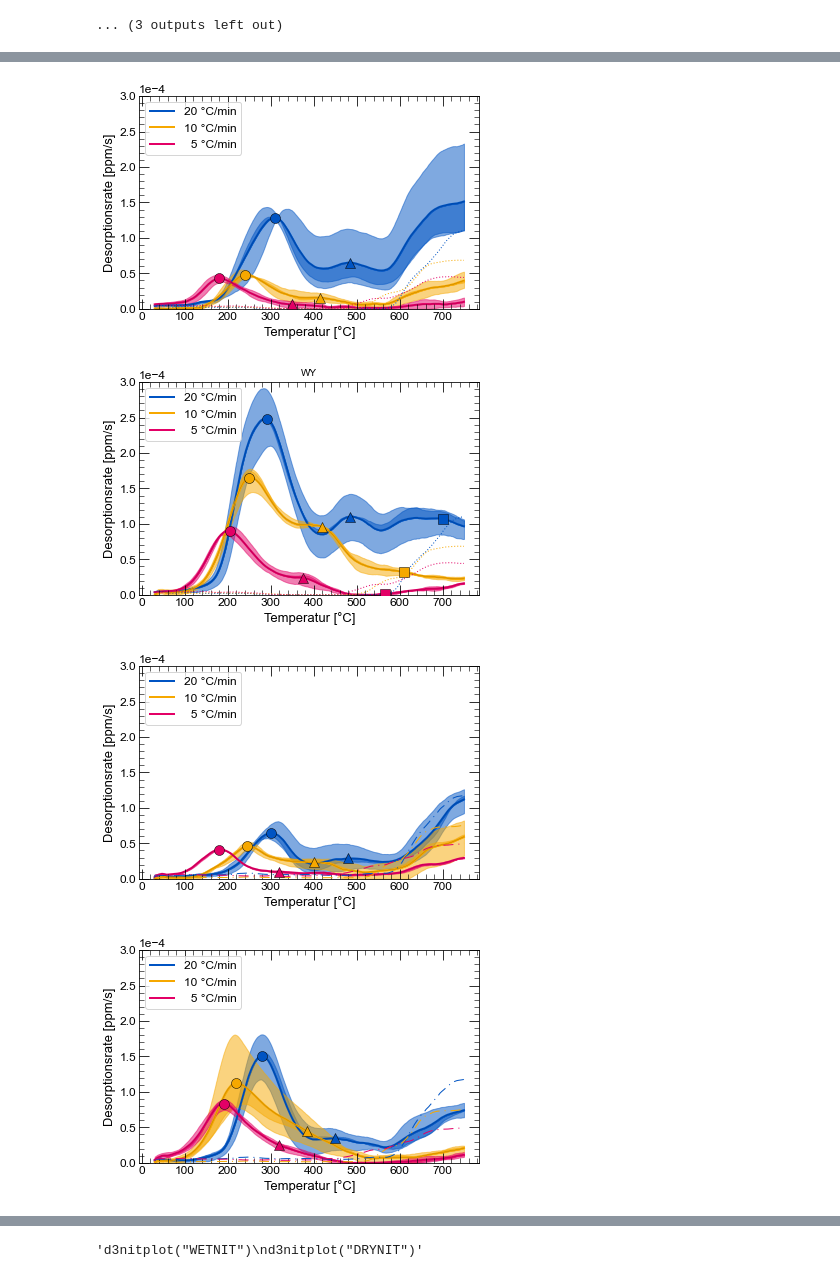
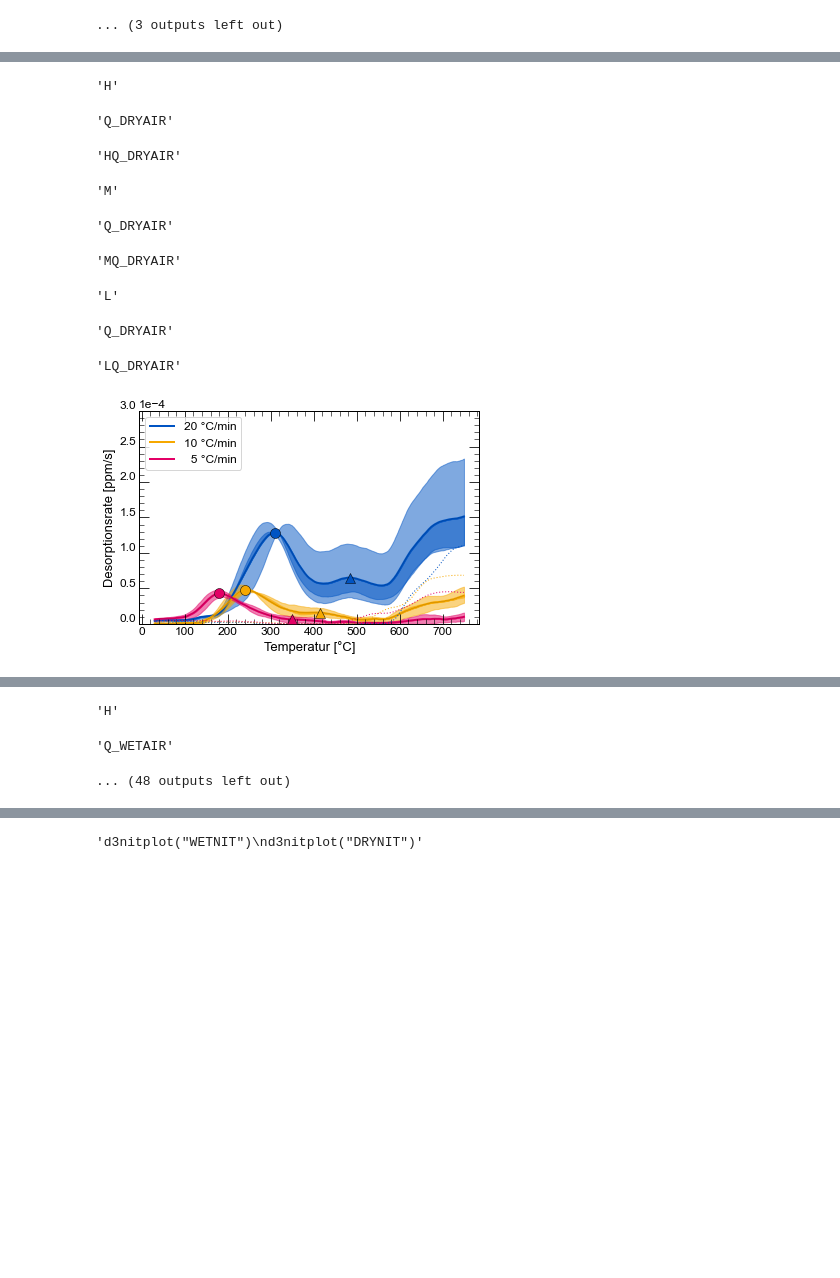
Before and after one commit to KMDE-10/HYDROGEN, a Jupyter notebook: 2020-11_HYDROGEN.ipynb, the cells around one changed output, grey strips where cells are left out. Saved outputs shown, nothing was run; the diff lists cells and outputs as text; code cells hidden in the pictures; blank space fills up the shorter version.

Commit message:
side by side plots

```diff
--- a/2020-11_HYDROGEN.ipynb
+++ b/2020-11_HYDROGEN.ipynb
@@ -1001,8 +1001,10 @@ def groupplot(type: str) -> None:
     ax=fig.add_axes([0.132,0.125,0.75,0.75])
     l=['H','M','L']
     stylemap={'Q':':','X':'-.','S':'--'}
+
     for c in l:
         h=c+type
+        display(c,type,h)
 
         ys=gmeasurements[h].ppms
         xs=gmeasurements[h].roundtemperature
@@ -1031,34 +1033,40 @@ def groupplot(type: str) -> None:
 
         elif type[0]== 'S':
 
 
             ax.scatter(gmeasurements[h].diffpeak,ppms_get('diffpeak',h),marker='o',facecolor=color[c],linewidths=0.5,alpha=1,zorder=5)
 
         elif type[0:3]== 'Q_D':
 
             ax.scatter(gmeasurements[h].diffpeak,ppms_get('diffpeak',h),marker='o',facecolor=color[c],linewidths=0.5,alpha=1,zorder=5)
             ax.scatter(gmeasurements[h].trappeak1,ppms_get('trappeak1',h),marker='^',facecolor=color[c],linewidths=0.5,alpha=1,zorder=5)
         plt.xticks(np.arange(.001,750,100))
         fontproperties = {'font':'Arial','size':13}
         ax.set_ylabel('Desorptionsrate [ppm/s]',fontproperties)
         ax.set_xlabel('Temperatur [°C]',fontproperties)
         plt.ticklabel_format(axis="y", style="sci", scilimits=(0,0))
         #ax.yaxis.set_major_formatter(mtick.FormatStrFormatter('%.e'))
         plt.legend()
 
 
     plt.show()
     savename=type+'3d.svg'
     fig.savefig(savename,dpi=500)
 
 groupplot('Q_DRYAIR')
 groupplot('Q_WETAIR')
 groupplot('X_DRYAIR')
 groupplot('X_WETAIR')
 groupplot('S_DRYAIR')
 groupplot('S_WETAIR')
 # %% [output]
+'H'
+'Q_DRYAIR'
+'HQ_DRYAIR'
+'M'
+'Q_DRYAIR'
+'MQ_DRYAIR'
+'L'
+'Q_DRYAIR'
+'LQ_DRYAIR'
-[figure, old version]
+[figure, new version]
-[figure, removed]
-[figure, removed]
-[figure, removed]
@@ -1067,3 +1073,6 @@ groupplot('S_WETAIR')
+'H'
+'Q_WETAIR'
+... (48 outputs left out)
 # %%
 def groupplot_time(type: str) -> None:
     plt.style.use('C:\\Users\\maede\\.matplotlib\\diss_martin_general.mplstyle')
```
Also changed, not shown: parts of 15 cells of this notebook, 1 other file.
